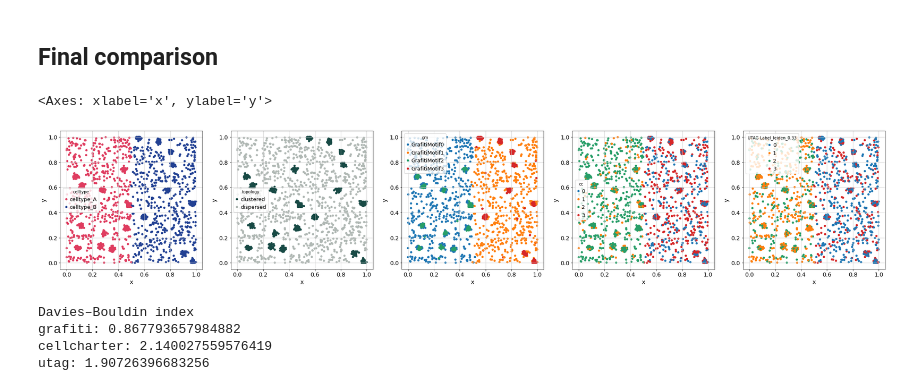
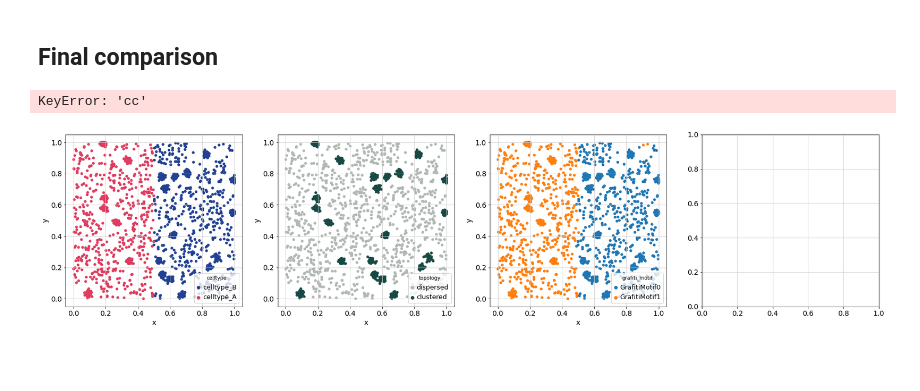
Before and after one commit to nceglia/grafiti, a Jupyter notebook: notebooks/synthetic_method_comparison.ipynb, the cells around one changed output. Drawn from its saved outputs; the diff is of its cells as text; code cells hidden in the pictures; blank space fills up the shorter version.

Commit message:
synthetic

```diff
--- a/notebooks/synthetic_method_comparison.ipynb
+++ b/notebooks/synthetic_method_comparison.ipynb
@@ -183,10 +106,0 @@ plt.show()
-# %%
-synthetic_dataset["fov"] = "FOV1"
-synthetic_dataset["fov"] = synthetic_dataset["fov"].astype("category")
-features = ["marker_1", "marker_2", "marker_3", "marker_4"]
-obs_features = ["x", "y", "celltype", "topology", "fov"]
-adata = anndata.AnnData(X = synthetic_dataset[features].to_numpy(), obs = synthetic_dataset[obs_features])
-adata.var_names = synthetic_dataset[features].columns
-adata.obsm['spatial'] = adata.obs[["x","y"]].to_numpy()
-sq.gr.spatial_neighbors(adata,radius=10,coord_type='generic',delaunay=True,library_key="fov")
-adata
@@ -207,3 +106,0 @@ Ready to train!
-# %%
-gae.train(400, update_interval=20)
-gae.plot()
@@ -282,3 +106,0 @@ gmm = cc.tl.Cluster(
-# %%
-gmm.fit(adata, use_rep='X_scVI')
-adata.obs['cc'] = gmm.predict(adata, use_rep='X_scVI')
@@ -319,10 +106,0 @@ sns.scatterplot(x=adata.obs['x'], y=adata.obs['y'], hue=adata.obs['cc'], s=30, l
-# %%
-utag_results = utag(
-    adata,
-    slide_key="fov",
-    max_dist=15,
-    normalization_mode='l1_norm',
-    apply_clustering=True,
-    clustering_method = 'leiden',
-    resolutions = [0.33]
-)
@@ -349,15 +196,15 @@ sns.scatterplot(x=utag_results.obs['x'], y=utag_results.obs['y'], hue=utag_resul
 # %%
 plt.figure(figsize=(36, 6))
 plt.subplot(1, 5, 1)
 sns.scatterplot(x=adata.obs['x'], y=adata.obs['y'], hue=adata.obs['celltype'], s=30, linewidth=0.001, palette={'celltype_A':'#df3c5f', 'celltype_B':'#224193'})
 plt.subplot(1, 5, 2)
 sns.scatterplot(x=adata.obs['x'], y=adata.obs['y'], hue=adata.obs['topology'], s=30, linewidth=0.001, palette={'clustered':'#184A45FF', 'dispersed':'#B0B8B4FF'})
 plt.subplot(1, 5, 3)
-sns.scatterplot(x=adata.obs['x'], y=adata.obs['y'], hue=adata.obs['gm'], s=30, linewidth=0.001)
+sns.scatterplot(x=adata.obs['x'], y=adata.obs['y'], hue=adata.obs['grafiti_motif'], s=30, linewidth=0.001)
 plt.subplot(1, 5, 4)
 sns.scatterplot(x=adata.obs['x'], y=adata.obs['y'], hue=adata.obs['cc'], s=30, linewidth=0.001)
 plt.subplot(1, 5, 5)
 sns.scatterplot(x=utag_results.obs['x'], y=utag_results.obs['y'], hue=utag_results.obs['UTAG Label_leiden_0.33'], s=30, linewidth=0.001)
 # %% [output]
-<Axes: xlabel='x', ylabel='y'>
+KeyError: 'cc'
-[figure, old version]
+[figure, new version]
@@ -380,13 +210,0 @@ sns.scatterplot(x=utag_results.obs['x'], y=utag_results.obs['y'], hue=utag_resul
-# %%
-dbs_us = davies_bouldin_score(adata.obsm['X_grafiti'], adata.obs["gm"])
-dbs_cc = davies_bouldin_score(adata.obsm['X_scVI'], adata.obs["cc"])
-dbs_ut = davies_bouldin_score(utag_results.obsm['X_pca'], utag_results.obs["UTAG Label_leiden_0.33"])
-print("Davies–Bouldin index")
-print("grafiti:",dbs_us)
-print("cellcharter:",dbs_cc)
-print("utag:",dbs_ut)
-# %% [output]
-Davies–Bouldin index
-grafiti: 0.867793657984882
-cellcharter: 2.140027559576419
-utag: 1.90726396683256
```
Also changed, not shown: parts of 29 cells of this notebook.
